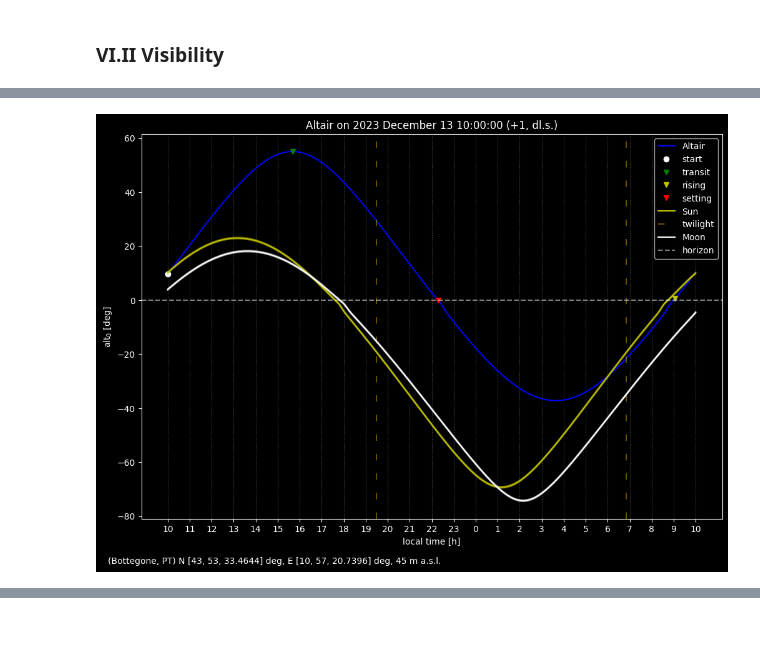
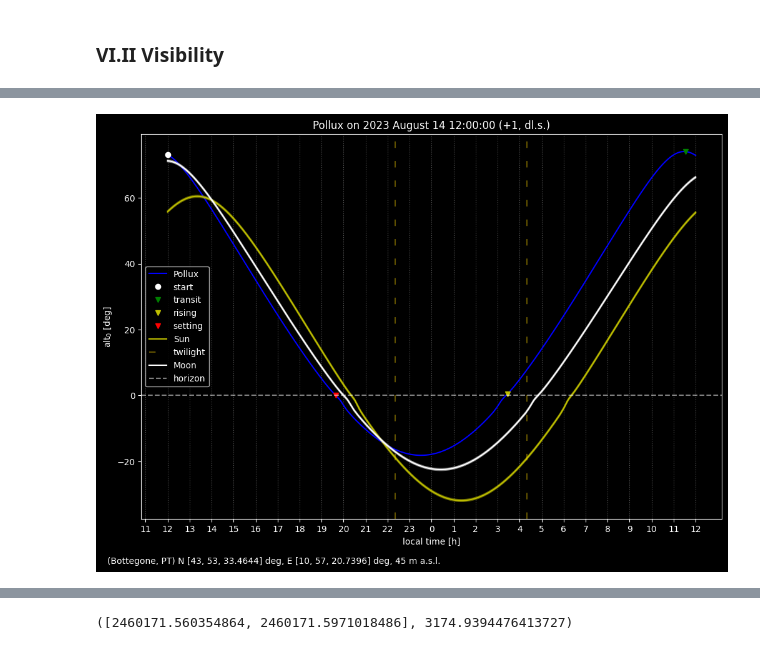
Before and after one commit to 00-berni/proj_0, a Jupyter notebook: notebook/notebook.ipynb, the cells around one changed output, grey strips where cells are left out. Cells and saved outputs as stored; diff of their text form; code cells hidden in the pictures.

```diff
--- a/notebook/notebook.ipynb
+++ b/notebook/notebook.ipynb
@@ -2991,7 +3030,7 @@ obsname = 'Bottegone, PT'
 obs = GeoPos(lon,lat,h,name=obsname)
 
 # getting target data
-name, ra, dec, prmt = import_data('targets.csv',sel=2)
+name, ra, dec, prmt = import_data('targets.csv',sel=4)
 obj = StarObj(name,[ra,dec],prmt=prmt)
 obj.obj_info()
 print()
@@ -4397,19 +4436,42 @@ class Moon():
         Dlon, _ = nutation_corr(date)
         lon = lon + Dlon
         geo_el = np.arccos(np.cos(lat.rad)*np.cos(lon.rad-sunlon.rad))
-        i = np.arctan2(sundist*np.sin(geo_el),dist-sundist*np.cos(geo_el))
+        if type(geo_el) == np.ndarray:
+            geo_el = np.where(geo_el > FLAT.rad, geo_el % FLAT.rad, geo_el)
+            geo_el = np.where(geo_el < 0, geo_el + FLAT.rad, geo_el)
+        else:
+            if geo_el > FLAT.rad: geo_el %= FLAT.rad
+            if geo_el < 0: geo_el += FLAT.rad
+        sundist *= Sun().AU
+        i = np.arctan(sundist*np.sin(geo_el)/(dist-sundist*np.cos(geo_el)))
+        if type(i) == np.ndarray:
+            i = np.where(i > FLAT.rad, i % FLAT.rad, i)
+            i = np.where(i < 0, i + FLAT.rad, i)
+        else:
+            if i > FLAT.rad: i %= FLAT.rad
+            if i < 0: i += FLAT.rad
+            # print(date.print_date())
+            # print('elong',Angles.rad_to_deg(geo_el))
+            # print('elong', (1-np.cos(geo_el))/2)
+            # print('sun dist',sundist)
+            # print('dist',dist)
+            # print('i',Angles.rad_to_deg(i))
+            # print('cos',np.cos(i))
         return (1 + np.cos(i))/2
 
-    def moon_phase():
-        return
 
 
 MOON = Moon()
-date = Date([1992,4,12],timetype='TD')
+date = Date([1992,5,10],timetype='TD')
 lon,lat,d = MOON.get_coor(date)
 para = MOON.parallax(date)
 print('lon',lon.print_angle('deg'))
 print('lat',lat.print_angle('deg'))
 print('d',d)
 print('pi',para.print_angle('deg'))
+date = Date([2023,8,24],timetype='UT')
+print('k',MOON.ill_fract(date,SUN.app_lon(date),SUN.distance(date))*100)
+print()
+date = Date([1977,2,18],timetype='TD')
+print('k',MOON.ill_fract(date,SUN.app_lon(date),SUN.distance(date))*100)
 # %% [output]
@@ -4654,6 +4746,6 @@ def visibility(date: Date, obj: StarObj, obs: GeoPos, numpoint: int = 300):
 # %%
 timezone, dl_save = 1, True
-date = Date([2023,12,13],[10,0,0],timezone=timezone,dl_save=dl_save)
+date = Date([2023,8,14],[12,0,0],timezone=timezone,dl_save=dl_save)
 # date = Date([2023,8,12],[13,5,0],timezone=timezone,dl_save=dl_save)
 print(date.ut_to_local(timezone,dl_save,'str'))
 
@@ -4669,12 +4761,13 @@ ealt = compute_alt(event,obs,obj,True)
 
 dates = Date(jd=dayrange,timetype=date.time.tytime,calendar=date.calendar)
 ra, dec = SUN.corr_coor(dates)
+
 lon = obs.lon
 lat = obs.lat
 lst = local_ST(dates,lon,True)
 lha = lst - ra
 altaz = equat_to_altaz(Equatorial(ra,dec),lha,lat)
-print('sun az',altaz.az.print_angle('deg')[0])
+# print('sun az',altaz.az.print_angle('deg')[0])
 sunrad = SUN.ang_diameter(dates)/2
 sunalt = altaz.alt + refraction_corr(altaz.alt,obs.h)
 suntw = SUN.twilight(date,obs)
@@ -4687,11 +4780,11 @@ ra, dec = MOON.equat_coor(dates)
 lst = local_ST(dates,lon,True)
 lha = lst - ra
 altaz = equat_to_altaz(Equatorial(ra,dec),lha,lat)
-print('moon az',altaz.az.print_angle('deg')[0])
+# print('moon az',altaz.az.print_angle('deg')[0])
 moonrad = MOON.ang_diameter(dates, altaz.alt)/2
 moonalt = altaz.alt + refraction_corr(altaz.alt,obs.h)
 moonrs = MOON.rise_set(date,obs)
-print(moonrs)
+# print(moonrs)
 moonra, moondec = ra, dec
 
 ## PLOT ##
@@ -4767 +4860 @@ setting:        2023 December 13 15:43:44.3296 UT ==> 2023 December 13 17:43:44.
-[figure, old version]
+[figure, new version]
@@ -4784,0 +4878 @@ window [[ 62958.89165927 103854.73999107]]
+([2460171.560354864, 2460171.5971018486], 3174.9394476413727)
```
Also changed, not shown: parts of 10 cells of this notebook.
